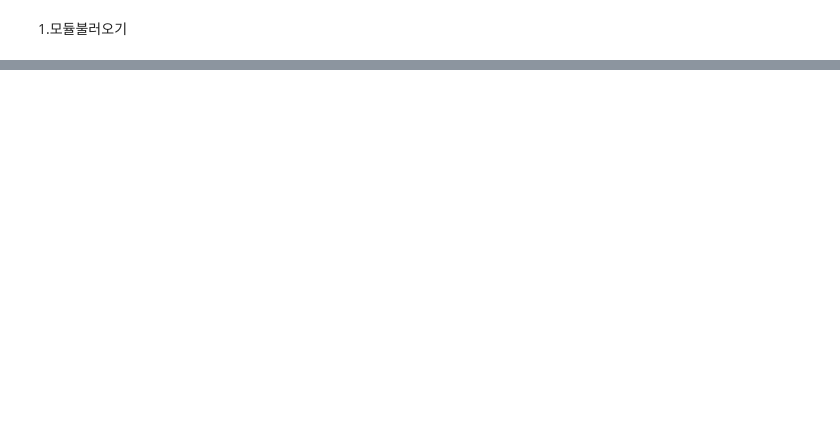
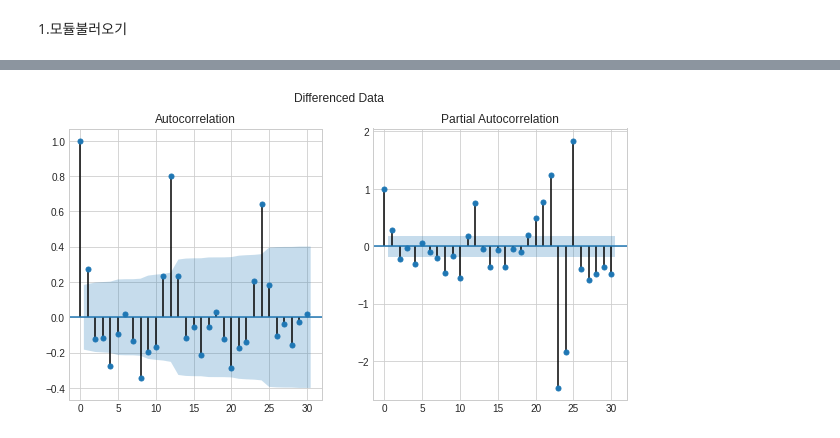
Before and after one commit to sejii93/Probability-Model, a Jupyter notebook: ARIMA_SARIMA.ipynb, the cells around one changed output, grey strips where cells are left out. Saved outputs shown, nothing was run; the diff lists cells and outputs as text; code cells hidden in the pictures; blank space fills up the shorter version.

```diff
--- a/ARIMA_SARIMA.ipynb
+++ b/ARIMA_SARIMA.ipynb
@@ -52,0 +114,7 @@ ModuleNotFoundError: ignored
+# %%
+fig, ax = plt.subplots(1,2,figsize=(10,5))
+fig.suptitle('Differenced Data')
+sm.graphics.tsa.plot_acf(diff_train_data.values.squeeze(), lags=30, ax=ax[0])
+sm.graphics.tsa.plot_pacf(diff_train_data.values.squeeze(), lags=30, ax=ax[1]);
+# %% [output]
+[figure, added]
```
Also changed, not shown: parts of 16 cells of this notebook.
